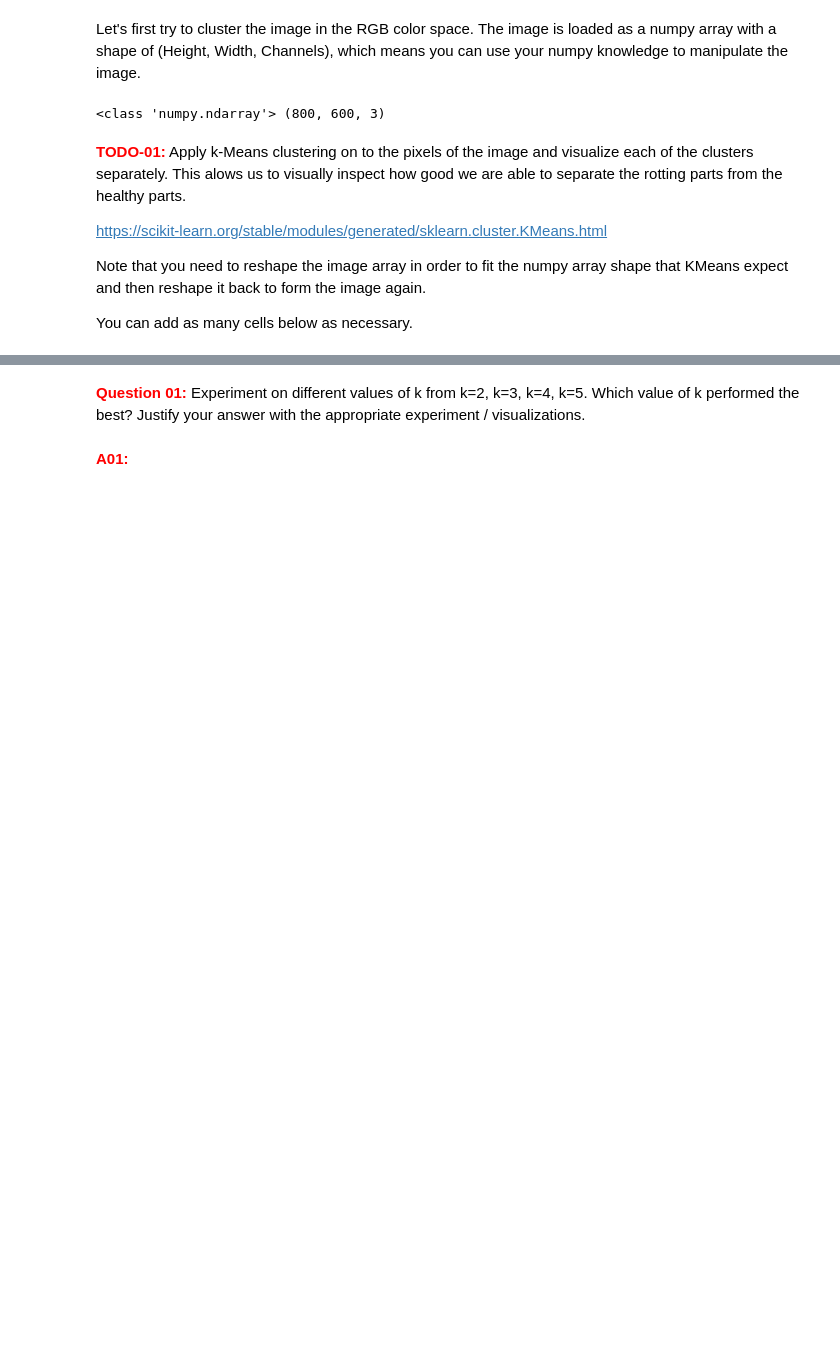
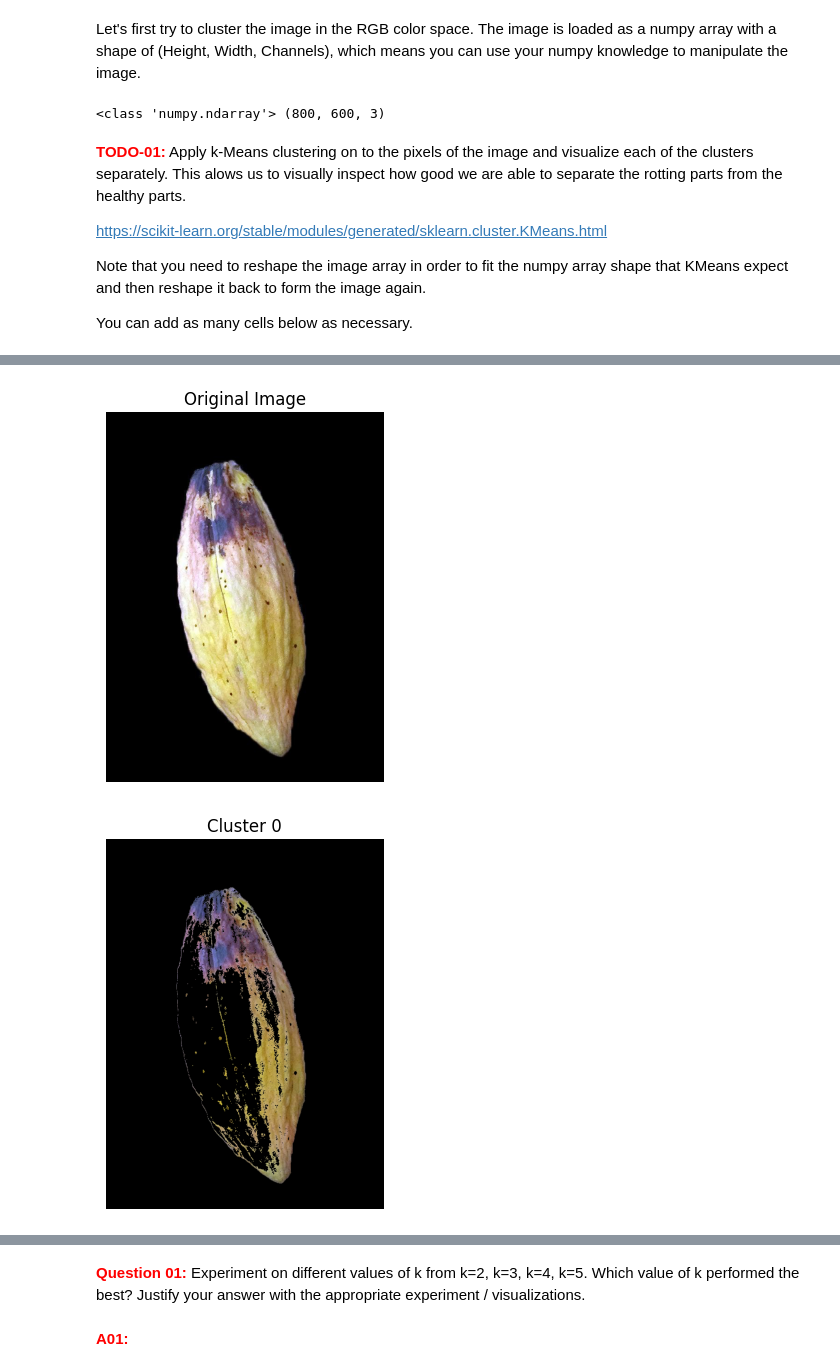
Before and after one commit to ningerdinger/KTAI2, a Jupyter notebook: 2.2 - Computer Vision.ipynb, the cells around one changed output, grey strips where cells are left out. Saved outputs shown, nothing was run; the diff lists cells and outputs as text; code cells hidden in the pictures; blank space fills up the shorter version.

```diff
--- a/2.2 - Computer Vision.ipynb
+++ b/2.2 - Computer Vision.ipynb
@@ -63,0 +99,47 @@ You can add as many cells below as necessary.
+# %%
+def visualize_clusters(image_path, k=3):
+    """
+    Function to load an image, apply k-Means clustering, and visualize clusters.
+
+    Parameters:
+        image_path (str): Path to the image file.
+        k (int): Number of clusters to use in k-Means.
+
+    Returns:
+        None
+    """
+    # Load the image
+    image = cv2.imread(image_path)
+    image = cv2.cvtColor(image, cv2.COLOR_BGR2RGB)
+
+    # Display the original image
+    plt.figure()
+    plt.title("Original Image")
+    plt.imshow(image)
+    plt.axis("off")
+
+    # Reshape the image for clustering
+    pixels = image.reshape(-1, 3)  # Flatten the image array
+
+    # Apply k-Means clustering
+    kmeans = KMeans(n_clusters=k, random_state=42)
+    kmeans.fit(pixels)
+    clustered_image = kmeans.labels_.reshape(image.shape[:2])  # Reshape labels to match image dimensions
+
+    # Visualize each cluster separately
+    for i in range(k):
+        cluster_mask = (clustered_image == i)  # Mask for cluster i
+        cluster_image = np.zeros_like(image)  # Create blank image
+        cluster_image[cluster_mask] = image[cluster_mask]  # Assign original colors to the masked pixels
+        plt.figure()
+        plt.title(f"Cluster {i}")
+        plt.imshow(cluster_image)
+        plt.axis("off")
+
+    plt.show()
+
+
+visualize_clusters("cacao_pod_2.png", k=3)
+# %% [output]
+[figure, added]
+[figure, added]
```
Also changed, not shown: parts of 11 cells of this notebook.
